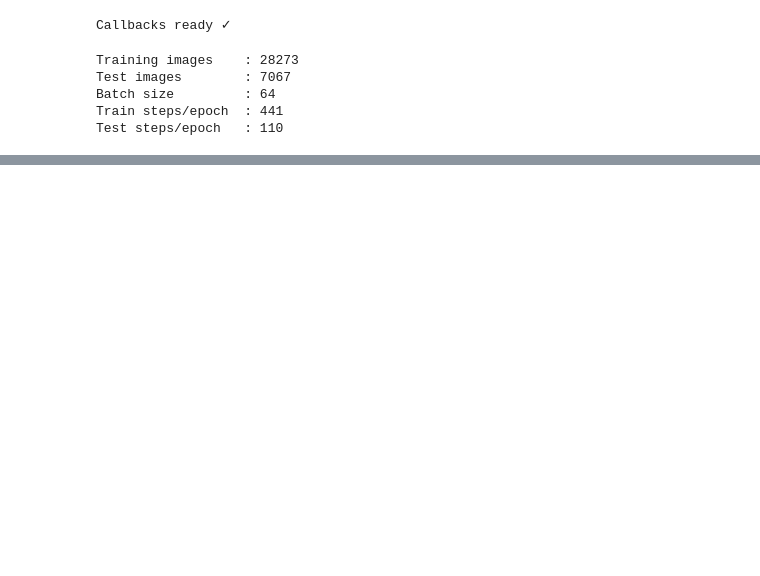
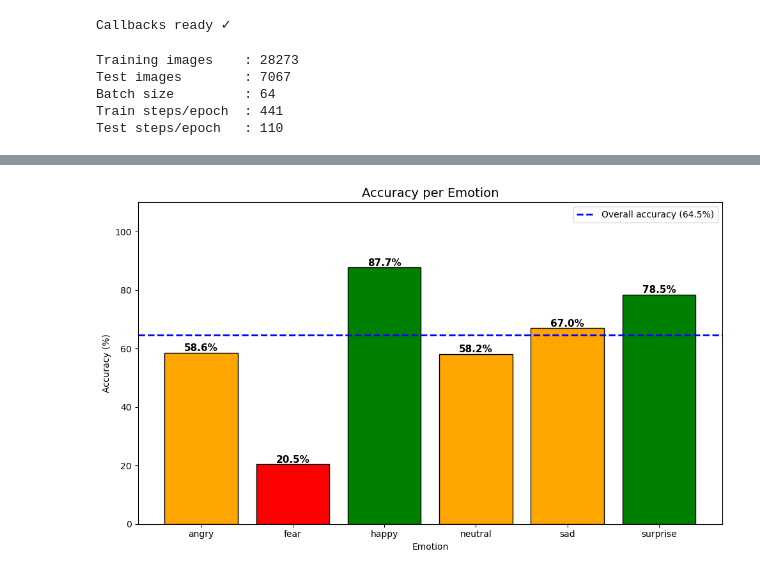
Before and after one commit to springboardmentor442n-coder/Emotion-Detection-and-Music-Recommendation-System, a Jupyter notebook: springboard-1.ipynb, the cells around one changed output, grey strips where cells are left out. Saved outputs shown, nothing was run; the diff lists cells and outputs as text; code cells hidden in the pictures; blank space fills up the shorter version.

```diff
--- a/springboard-1.ipynb
+++ b/springboard-1.ipynb
@@ -633,0 +948,45 @@ Epoch 6: val_accuracy improved from 0.44148 to 0.45284, saving model to best_mod
+# %%
+# ============================================================
+# 9E. VISUALIZE PER EMOTION ACCURACY AS BAR CHART
+# ============================================================
+
+emotions   = list(per_emotion_accuracy.keys())
+accuracies = list(per_emotion_accuracy.values())
+
+# color bars based on performance
+# green = good (above 70%)
+# orange = okay (50-70%)
+# red = poor (below 50%)
+colors = []
+for acc in accuracies:
+    if acc >= 70:
+        colors.append('green')
+    elif acc >= 50:
+        colors.append('orange')
+    else:
+        colors.append('red')
+
+plt.figure(figsize=(10, 6))
+bars = plt.bar(emotions, accuracies, color=colors, edgecolor='black')
+
+# add accuracy percentage on top of each bar
+for bar, acc in zip(bars, accuracies):
+    plt.text(bar.get_x() + bar.get_width()/2,
+             bar.get_height() + 0.5,
+             f'{acc:.1f}%',
+             ha='center', fontsize=11, fontweight='bold')
+
+# add a horizontal line showing overall accuracy
+plt.axhline(y=accuracy*100, color='blue',
+            linestyle='--', linewidth=2,
+            label=f'Overall accuracy ({accuracy*100:.1f}%)')
+
+plt.title('Accuracy per Emotion', fontsize=14)
+plt.xlabel('Emotion')
+plt.ylabel('Accuracy (%)')
+plt.ylim(0, 110)
+plt.legend()
+plt.tight_layout()
+plt.show()
+# %% [output]
+[figure, added]
```
Also changed, not shown: parts of 11 cells of this notebook.
